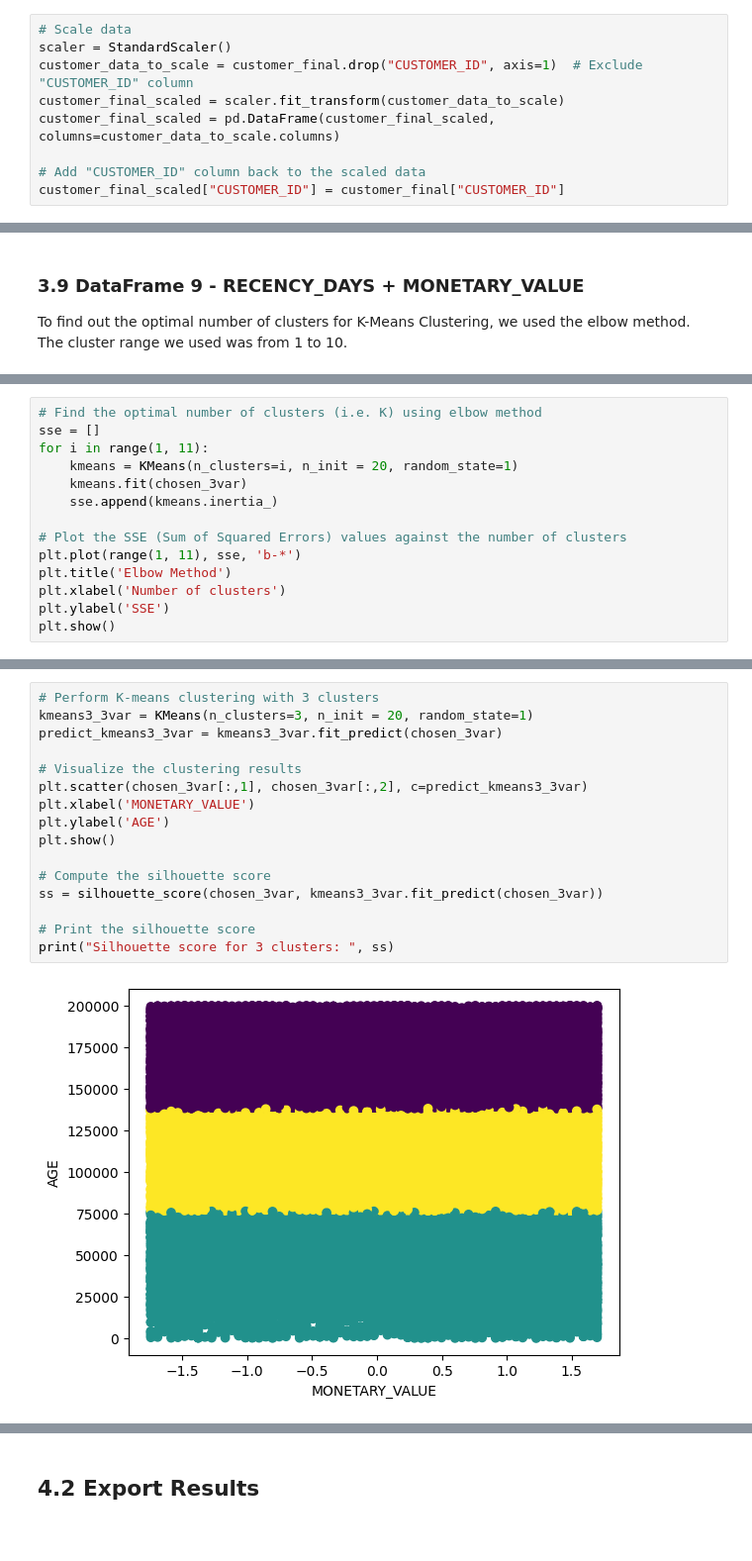
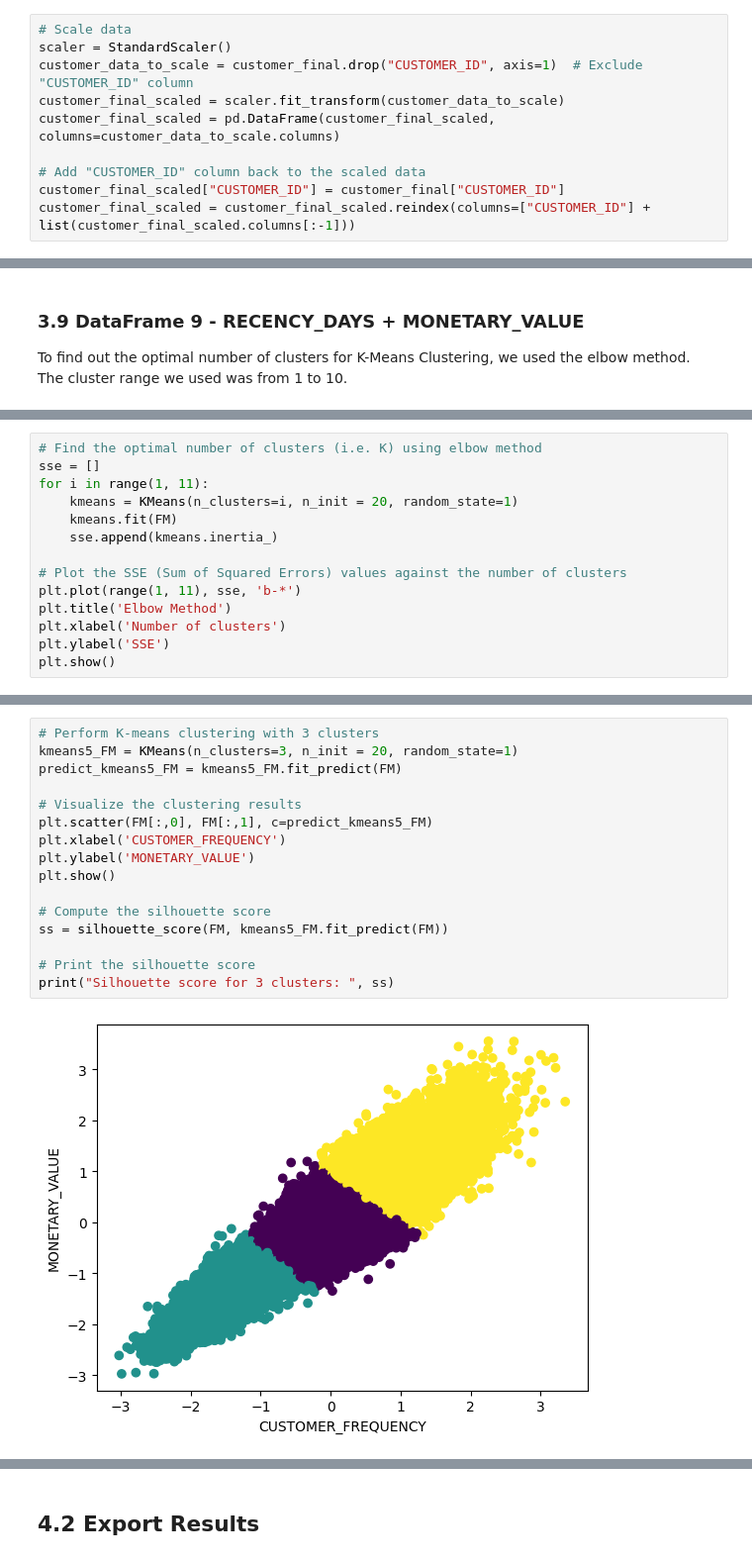
Before and after one commit to cshiwei330/ICP-ASG3-Insightify, a Jupyter notebook: clustering_model/Customer Segmentation Model.ipynb, the cells around one changed output, grey strips where cells are left out. Shown at 99% size. Cells and saved outputs as stored; diff of their text form.

Commit message:
Fixed mistake in clustering + explained clusters

```diff
--- a/clustering_model/Customer Segmentation Model.ipynb
+++ b/clustering_model/Customer Segmentation Model.ipynb
@@ -408,6 +408,7 @@ customer_final_scaled = pd.DataFrame(customer_final_scaled, columns=customer_dat
 
 # Add "CUSTOMER_ID" column back to the scaled data
 customer_final_scaled["CUSTOMER_ID"] = customer_final["CUSTOMER_ID"]
+customer_final_scaled = customer_final_scaled.reindex(columns=["CUSTOMER_ID"] + list(customer_final_scaled.columns[:-1]))
 # %% [markdown]
 ### 2.9 Creating different combination of features <a id="part2-9"></a>
 # %% [markdown]
@@ -868,7 +869,7 @@ After doing comparisons, we have decided that KMeans Model 3 produces the best r
 sse = []
 for i in range(1, 11):
     kmeans = KMeans(n_clusters=i, n_init = 20, random_state=1)
-    kmeans.fit(chosen_3var)
+    kmeans.fit(FM)
     sse.append(kmeans.inertia_)
 
 # Plot the SSE (Sum of Squared Errors) values against the number of clusters
@@ -882,18 +883,18 @@ plt.show()
 # %%
 # Perform K-means clustering with 3 clusters
-kmeans3_3var = KMeans(n_clusters=3, n_init = 20, random_state=1)
-predict_kmeans3_3var = kmeans3_3var.fit_predict(chosen_3var)
+kmeans5_FM = KMeans(n_clusters=3, n_init = 20, random_state=1)
+predict_kmeans5_FM = kmeans5_FM.fit_predict(FM)
 
 # Visualize the clustering results
-plt.scatter(chosen_3var[:,1], chosen_3var[:,2], c=predict_kmeans3_3var)
-plt.xlabel('MONETARY_VALUE')
-plt.ylabel('AGE')
+plt.scatter(FM[:,0], FM[:,1], c=predict_kmeans5_FM)
+plt.xlabel('CUSTOMER_FREQUENCY')
+plt.ylabel('MONETARY_VALUE')
 plt.show()
 
 # Compute the silhouette score
-ss = silhouette_score(chosen_3var, kmeans3_3var.fit_predict(chosen_3var))
+ss = silhouette_score(FM, kmeans5_FM.fit_predict(FM))
 
 # Print the silhouette score
 print("Silhouette score for 3 clusters: ", ss)
 # %% [output]
-[figure, old version]
+[figure, new version]
```
Also changed, not shown: parts of 25 cells of this notebook, 2 other files.
